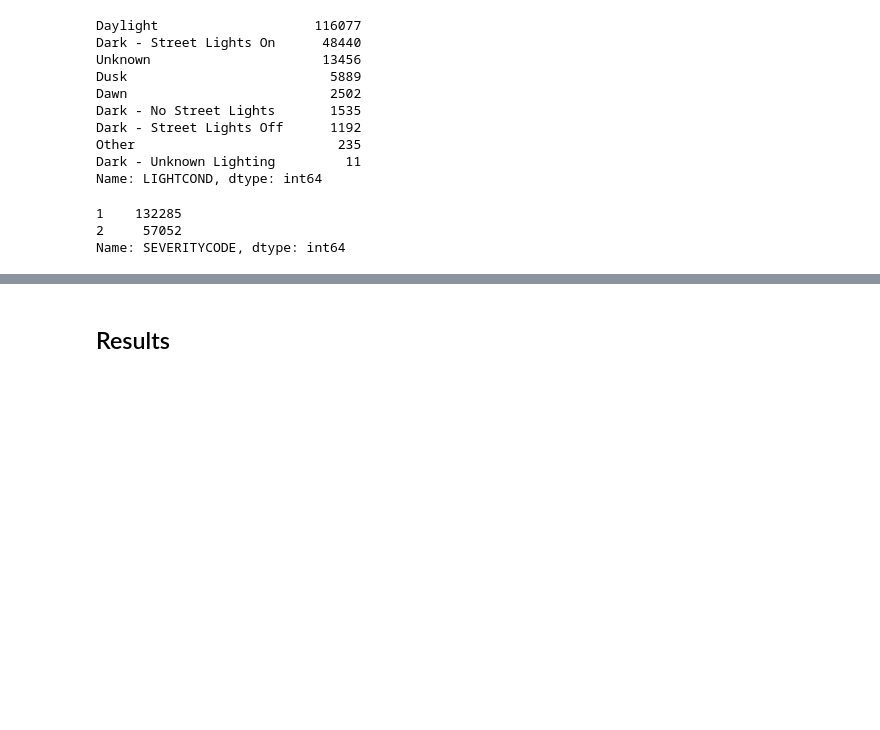
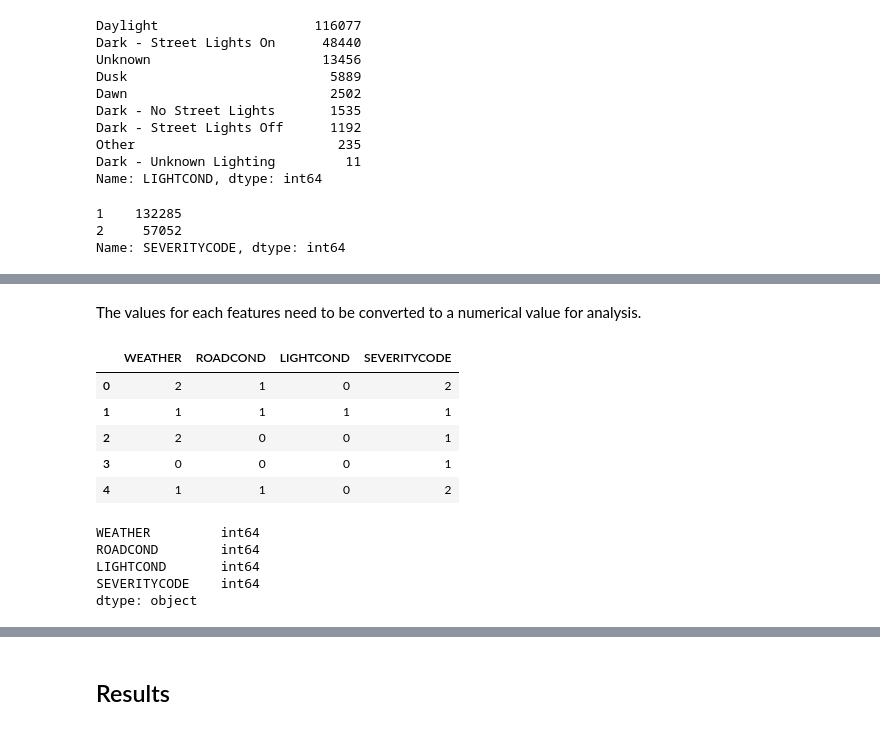
Before and after one commit to bman918/Coursera_Capstone, a Jupyter notebook: Data_Science_Capstone.ipynb, the cells around one changed output, grey strips where cells are left out. Drawn from its saved outputs; the diff is of its cells as text; code cells hidden in the pictures; blank space fills up the shorter version.

```diff
--- a/Data_Science_Capstone.ipynb
+++ b/Data_Science_Capstone.ipynb
@@ -131,0 +235,34 @@ dtype: int64
+# %% [markdown]
+The values for each features need to be converted to a numerical value for analysis.
+# %%
+# create numerical and string lists for each feature
+weather_numeric = [*range(0, 9, 1)]
+roadcond_numeric = [*range(0, 7, 1)]
+lightcond_numeric = [*range(0, 4, 1)]
+
+weather_list = ['Clear', 'Raining', 'Overcast', 'Snowing', 'Fog/Smog/Smoke', 'Sleet/Hail/Freezing Rain', 'Blowing Sand/Dirt', 'Severe Crosswind', 'Partly Cloudy']
+roadcond_list = ['Dry', 'Wet', 'Ice', 'Snow/Slush', 'Standing Water', 'Sand/Mud/Dirt', 'Oil']
+lightcond_list = ['Daylight', 'Dark', 'Dusk', 'Dawn']
+
+# create final dataframe and change the string values to integers
+final_df = clean_df.copy()
+final_df['WEATHER'].replace(to_replace = weather_list, value = weather_numeric, inplace = True)
+final_df['ROADCOND'].replace(to_replace = roadcond_list, value = roadcond_numeric, inplace = True)
+final_df['LIGHTCOND'].replace(to_replace = lightcond_list, value = lightcond_numeric, inplace = True)
+
+final_df.head()
+# %% [output]
+|  | WEATHER | ROADCOND | LIGHTCOND | SEVERITYCODE |
+| 0 | 2 | 1 | 0 | 2 |
+| 1 | 1 | 1 | 1 | 1 |
+| 2 | 2 | 0 | 0 | 1 |
+| 3 | 0 | 0 | 0 | 1 |
+| 4 | 1 | 1 | 0 | 2 |
+# %%
+final_df.dtypes
+# %% [output]
+WEATHER         int64
+ROADCOND        int64
+LIGHTCOND       int64
+SEVERITYCODE    int64
+dtype: object
```
Also changed, not shown: parts of 52 cells of this notebook, 4 other files.
